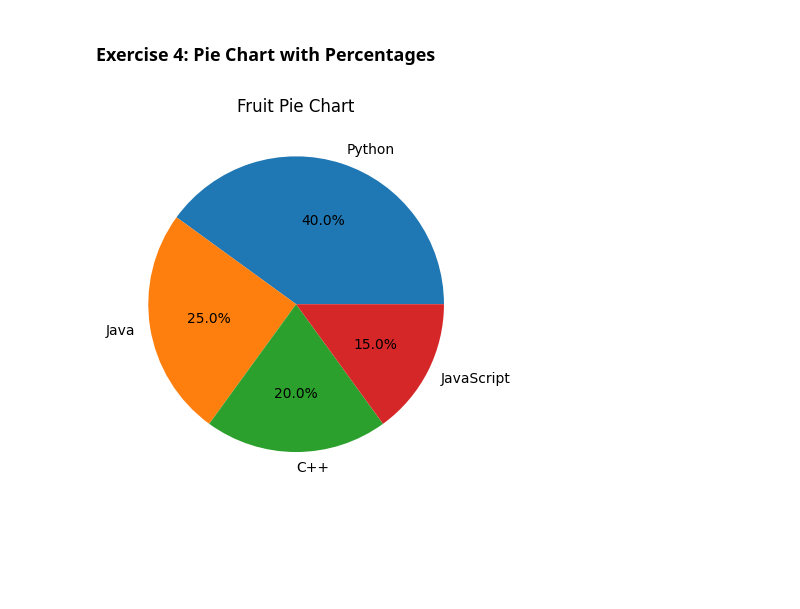
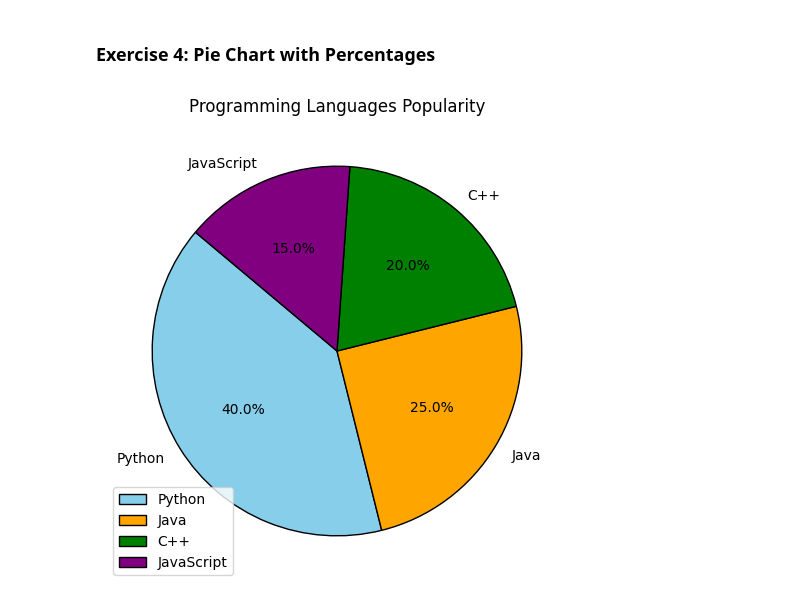
Before and after one commit to likhiths1/python-jupyter-template, a Jupyter notebook: src/4-pie-chart.ipynb, the cells around one changed output. Cells and saved outputs as stored; diff of their text form; code cells hidden in the pictures; blank space fills up the shorter version.

```diff
--- a/src/4-pie-chart.ipynb
+++ b/src/4-pie-chart.ipynb
@@ -3,17 +3,28 @@
 # %%
 # TASK: Create a pie chart with the following data: labels = ['Python', 'Java', 'C++', 'JavaScript'] and sizes = [40, 25, 20, 15].
 # Display the percentages on the chart using autopct.
 import matplotlib.pyplot as plt
+
+# Data
 labels = ['Python', 'Java', 'C++', 'JavaScript']
 sizes = [40, 25, 20, 15]
 
+# Error handling
+if len(labels) != len(sizes):
+    raise ValueError("Error: 'labels' and 'sizes' must have the same number of elements.")
+
 # Create a pie chart
-plt.pie(sizes, labels=labels, autopct='%1.1f%%')
+plt.figure(figsize=(6, 6))
+plt.pie(sizes, labels=labels, autopct='%1.1f%%', startangle=140,
+        colors=['skyblue', 'orange', 'green', 'purple'], wedgeprops={'edgecolor': 'black'})
 
-# Title
-plt.title('Fruit Pie Chart')
+# Corrected title
+plt.title('Programming Languages Popularity')
+
+# Added legend for better readability
+plt.legend(labels, loc="best")
 
 # Show the plot
 plt.show()
 # %% [output]
-[figure, old version]
+[figure, new version]
```
Also changed, not shown: 5 other files.
